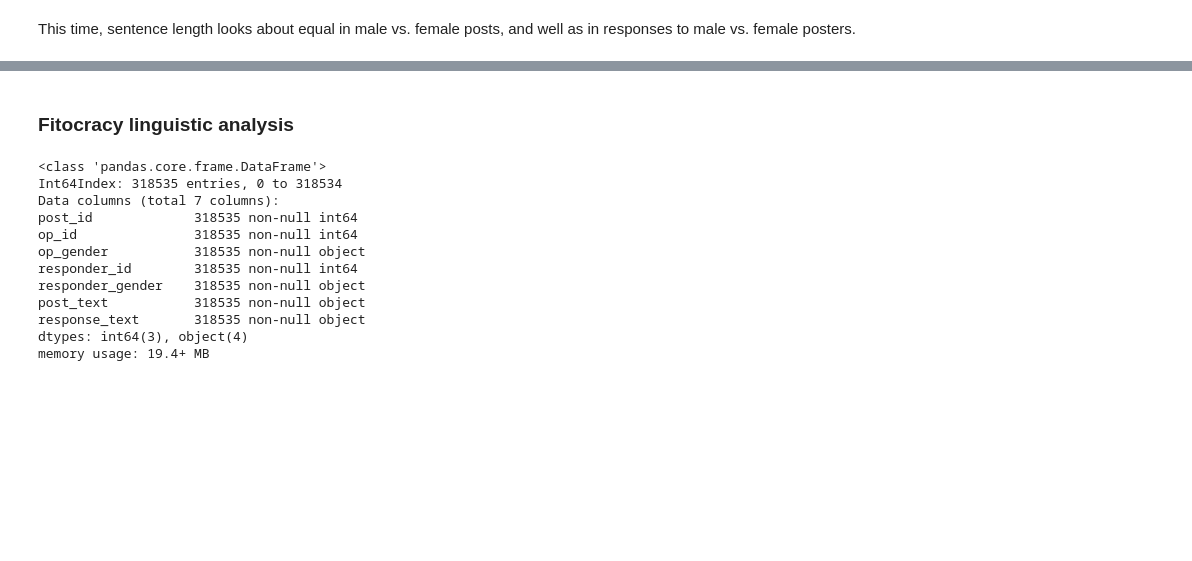
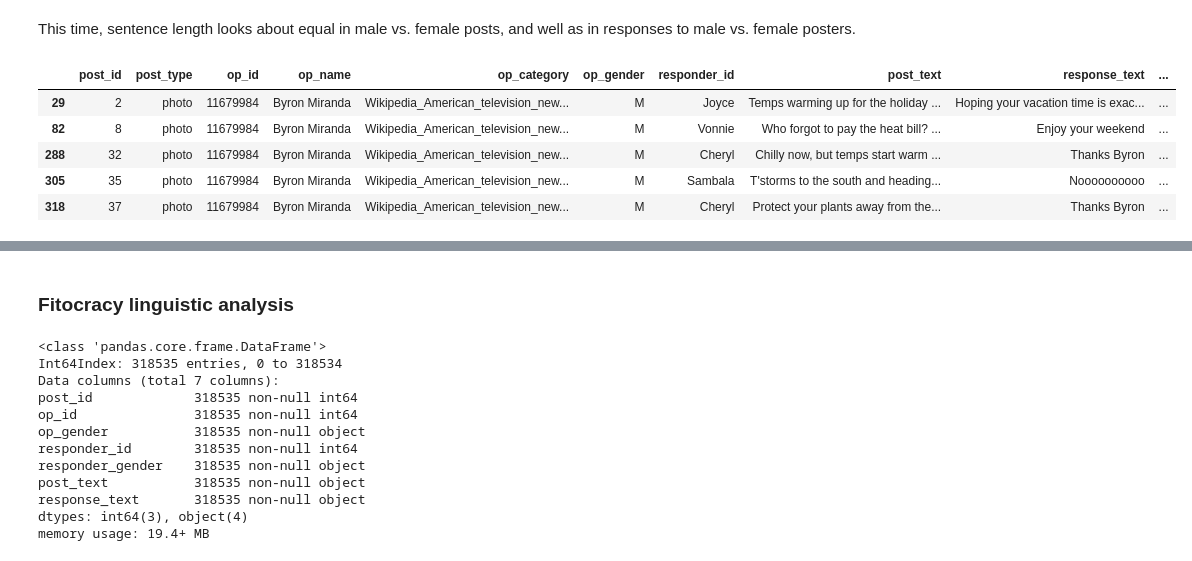
Before and after one commit to Data-Science-for-Linguists-2019/Gendered-Interaction-Online, a Jupyter notebook: main_analysis.ipynb, the cells around one changed output, grey strips where cells are left out. Drawn from its saved outputs; the diff is of its cells as text; code cells hidden in the pictures; blank space fills up the shorter version.

```diff
--- a/main_analysis.ipynb
+++ b/main_analysis.ipynb
@@ -606,2 +655,16 @@ fb_wiki_sample.groupby('op_gender')[['post_avg_slen','response_avg_slen']].descr
 # %% [markdown]
 This time, sentence length looks about equal in male vs. female posts, and well as in responses to male vs. female posters.
+# %%
+# average google k-band
+# applying to df
+fb_wiki_sample['post_avg_kband'] = fb_wiki_sample.post_tokens.map(get_avg_google_kband)
+fb_wiki_sample['response_avg_kband'] = fb_wiki_sample.response_tokens.map(get_avg_google_kband)
+
+fb_wiki_sample.head()
+# %% [output]
+|  | post_id | post_type | op_id | op_name | op_category | op_gender | responder_id | post_text | response_text | ... |
+| 29 | 2 | photo | 11679984 | Byron Miranda | Wikipedia_American_television_new... | M | Joyce | Temps warming up for the holiday ... | Hoping your vacation time is exac... | ... |
+| 82 | 8 | photo | 11679984 | Byron Miranda | Wikipedia_American_television_new... | M | Vonnie | Who forgot to pay the heat bill? ... | Enjoy your weekend | ... |
+| 288 | 32 | photo | 11679984 | Byron Miranda | Wikipedia_American_television_new... | M | Cheryl | Chilly now, but temps start warm ... | Thanks Byron | ... |
+| 305 | 35 | photo | 11679984 | Byron Miranda | Wikipedia_American_television_new... | M | Sambala | T'storms to the south and heading... | Noooooooooo | ... |
+| 318 | 37 | photo | 11679984 | Byron Miranda | Wikipedia_American_television_new... | M | Cheryl | Protect your plants away from the... | Thanks Byron | ... |
```
Also changed, not shown: parts of 58 cells of this notebook, 1 other file.
